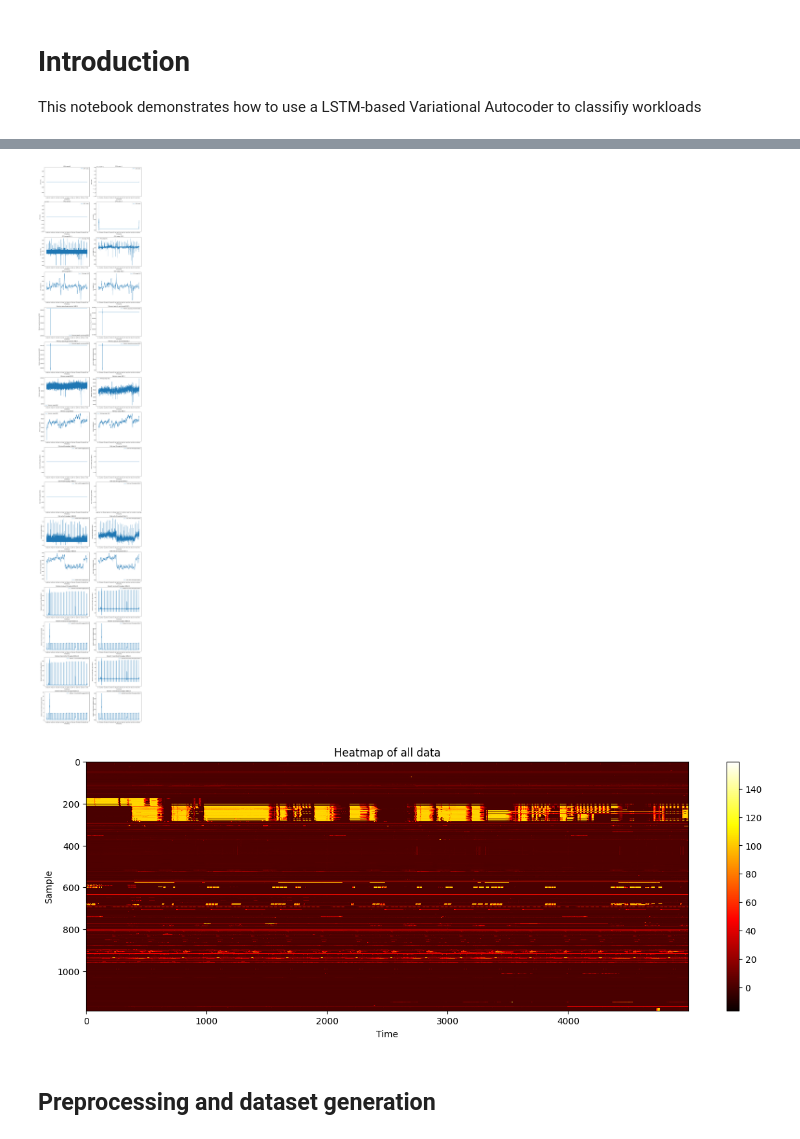
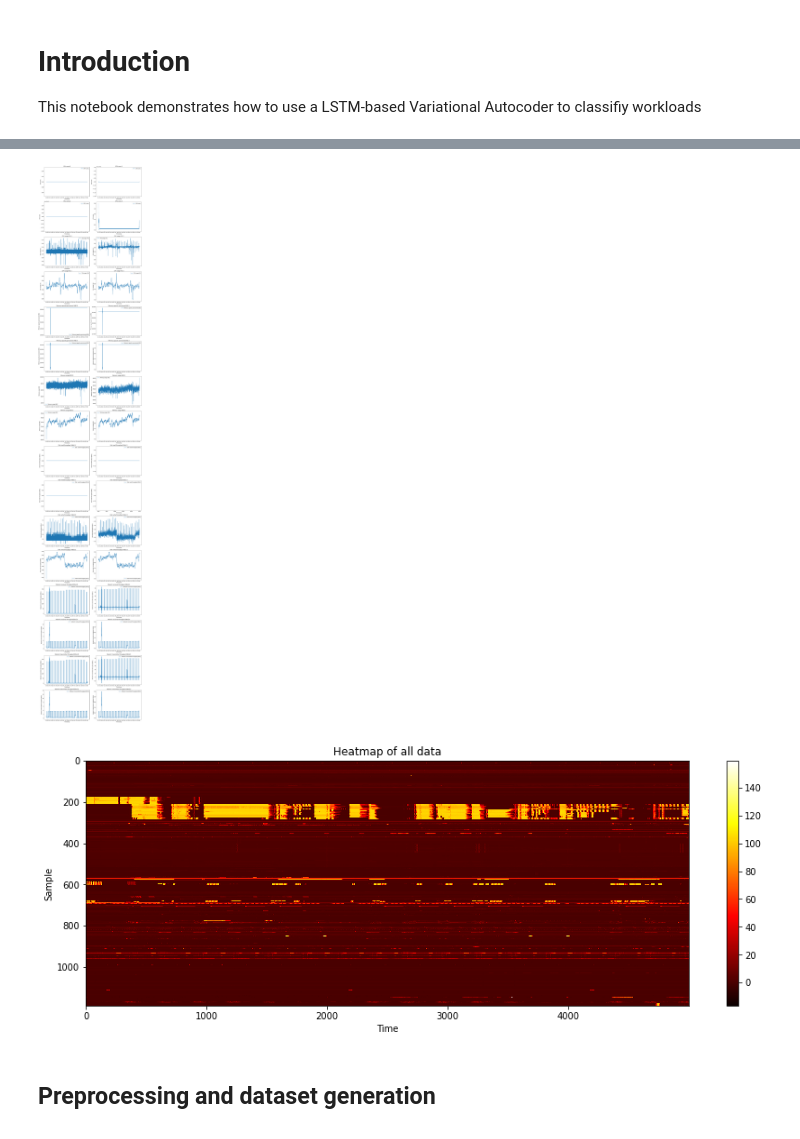
Before and after one commit to SovereignEdgeEU-COGNIT/ai-orchestrator-notebook, a Jupyter notebook: timeseries_analysis/VAE-LSTM_sibo.ipynb, the cells around one changed output, grey strips where cells are left out. Cells and saved outputs as stored; diff of their text form; code cells hidden in the pictures.

```diff
--- a/timeseries_analysis/VAE-LSTM_sibo.ipynb
+++ b/timeseries_analysis/VAE-LSTM_sibo.ipynb
@@ -6,7 +6,7 @@ This notebook demonstrates how to use a LSTM-based Variational Autocoder to clas
 import pandas as pd
 import matplotlib.pyplot as plt
 
-file_path = './fastStorage/2013-8/1050.csv'
+file_path = '../datasets/fastStorage/2013-8/1050.csv'
 
 df = pd.read_csv(file_path, delimiter=';')
 df.columns = df.columns.str.strip()
@@ -48,7 +48,7 @@ Name: Timestamp [ms], Length: 8618, dtype: datetime64[ns]
 
 from scipy.signal import butter, filtfilt
 import numpy as np
-file_path = './fastStorage/2013-8/1050.csv'
+file_path = '../datasets/fastStorage/2013-8/1050.csv'
 
 
 def lowpass_filter(data, cutoff, fs, order):
@@ -136,9 +136,9 @@ for i, column in enumerate(columns_to_plot):
 plt.tight_layout()
 plt.show()
 # %% [output]
-[figure, old version]
+[figure, new version]
 # %%
-file_paths = ['./fastStorage/2013-8/{}.csv'.format(i) for i in range(1, 1250)]
+file_paths = ['../datasets/fastStorage/2013-8/{}.csv'.format(i) for i in range(1, 1250)]
 
 
 def lowpass_filter(data, cutoff, fs, order):
@@ -169,34 +169,34 @@ for file_path in file_paths:
     if (df.shape[0] < time_steps):
             continue
 
     df = df[-time_steps:]
     dfs.append(df)
 
 # Print shape of dfs
 
 # Plot only 30 random samples in one plot
 """ fig, ax = plt.subplots(1, 1, figsize=(15, 5))
 for df in dfs[:30]:
     #for column in columns_to_plot:
     ax.plot(df['Timestamp [ms]'], df['CPU usage [%]'], label='CPU usage [%]')
     ax.set_xlabel('Timestamp')
     ax.set_ylabel('Value')
     ax.set_title('All data')
     ax.legend() """
 
 # Change above plot to a heatmap instead
 fig, ax = plt.subplots(1, 1, figsize=(15, 5))
 data = np.zeros((len(dfs), time_steps))
 for i, df in enumerate(dfs):
     data[i, :] = df['CPU usage [%]'].values
 im = ax.imshow(data, aspect='auto', cmap='hot', interpolation='nearest')
 ax.set_xlabel('Time')
 ax.set_ylabel('Sample')
 ax.set_title('Heatmap of all data')
 fig.colorbar(im, ax=ax)
 plt.show()
 # %% [output]
-[figure, old version]
+[figure, new version]
 # %% [markdown]
 ## Preprocessing and dataset generation
 # %%
```
Also changed, not shown: parts of 4 cells of this notebook, 5 other files.
